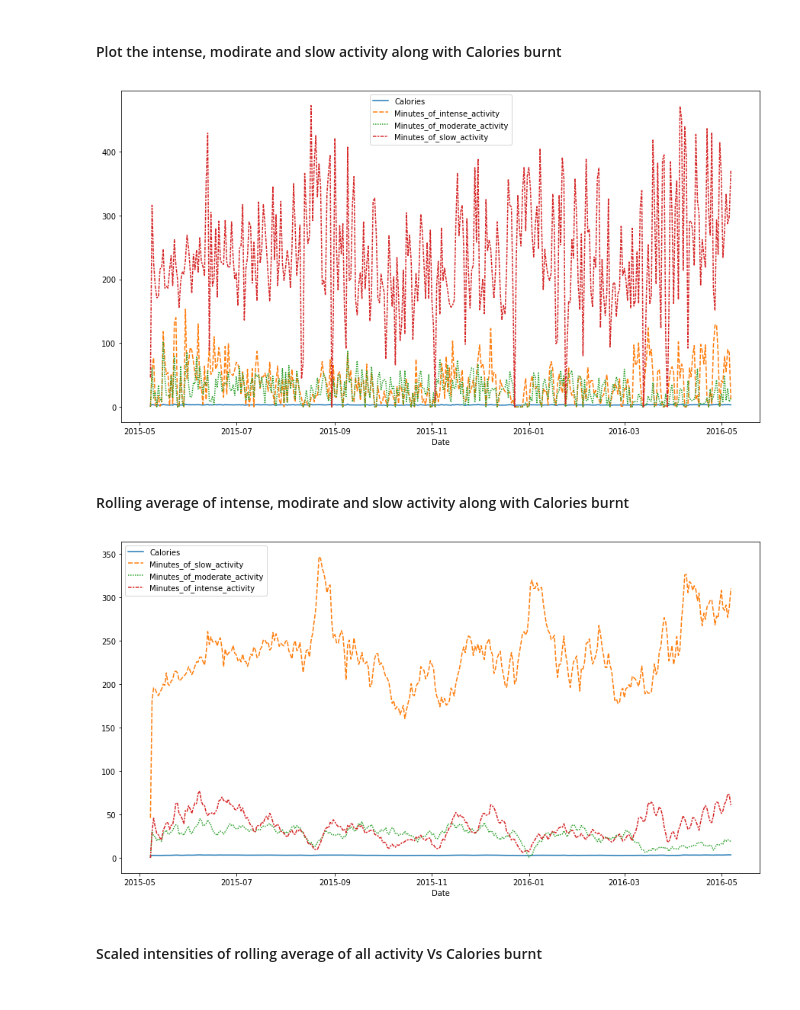
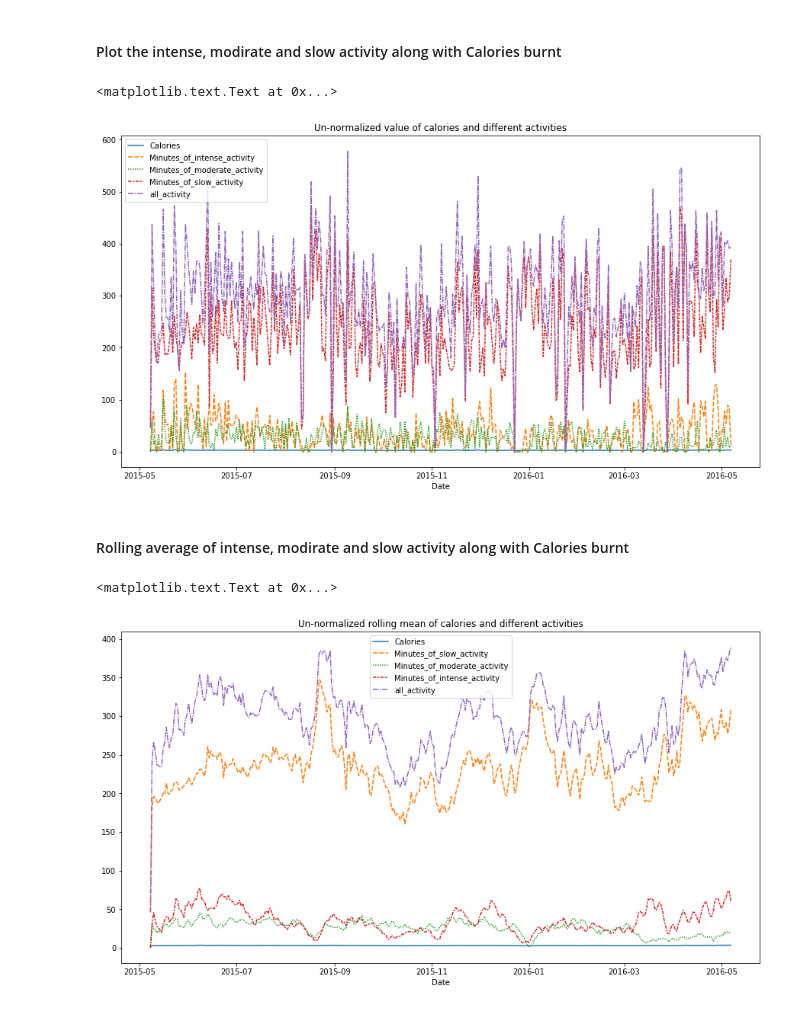
Before and after one commit to gtg269c/fitbit_charge_1year, a Jupyter notebook: kaggle_fitbit_charge_Analysis.ipynb, the cells around one changed output. Drawn from its saved outputs; the diff is of its cells as text; code cells hidden in the pictures.

```diff
--- a/kaggle_fitbit_charge_Analysis.ipynb
+++ b/kaggle_fitbit_charge_Analysis.ipynb
@@ -116,0 +112,4 @@ tracker_df.head()
+# %%
+## sum  the slow, moderate and intense activity and create 'all_activity'
+
+tracker_df['all_activity'] = tracker_df[['Minutes_of_intense_activity','Minutes_of_moderate_activity','Minutes_of_slow_activity']].sum(axis=1)
@@ -176,15 +226,19 @@ ax = sns.scatterplot(x='Calories', y='Minutes_of_slow_activity', data=tracker_df
 # %%
 ## plot the raw values
 
-wide_df = tracker_df[['Calories','Minutes_of_intense_activity','Minutes_of_moderate_activity','Minutes_of_slow_activity']]
+col_select = ['Calories','Minutes_of_intense_activity','Minutes_of_moderate_activity','Minutes_of_slow_activity','all_activity']
+wide_df = tracker_df[col_select]
 
 # figure size
 plt.figure(figsize=(15,8))
 
 # timeseries plot using lineplot
 ax = sns.lineplot(data=wide_df)
+
+ax.set_title('Un-normalized value of calories and different activities')
 # %% [output]
+<matplotlib.text.Text at 0x...>
-[figure, old version]
+[figure, new version]
 # %% [markdown]
 #### Rolling average of intense, modirate and slow activity along with Calories burnt
 # %%
@@ -197,17 +252,19 @@ intense_activity_roll = tracker_df['Minutes_of_intense_activity'].rolling(window
 # %%
 ## Plot all the rolling averages
 
-wide_df = pd.concat([calories_roll,slow_activity_roll,moderate_activity_roll,intense_activity_roll],axis=1)
+col_select = ['Calories','Minutes_of_intense_activity','Minutes_of_moderate_activity','Minutes_of_slow_activity','all_activity']
+wide_df = pd.concat([calories_roll,slow_activity_roll,moderate_activity_roll,intense_activity_roll,all_activity_roll],axis=1)
 
 # figure size
 plt.figure(figsize=(15,8))
 
 # timeseries plot using lineplot
 ax = sns.lineplot(data=wide_df)
+
+ax.set_title('Un-normalized rolling mean of calories and different activities')
 # %% [output]
+<matplotlib.text.Text at 0x...>
-[figure, old version]
+[figure, new version]
-# %% [markdown]
-#### Scaled intensities of rolling average of all activity Vs Calories burnt
 # %%
 ## Plot the scaled rolling averages
 
```
Also changed, not shown: parts of 18 cells of this notebook.
